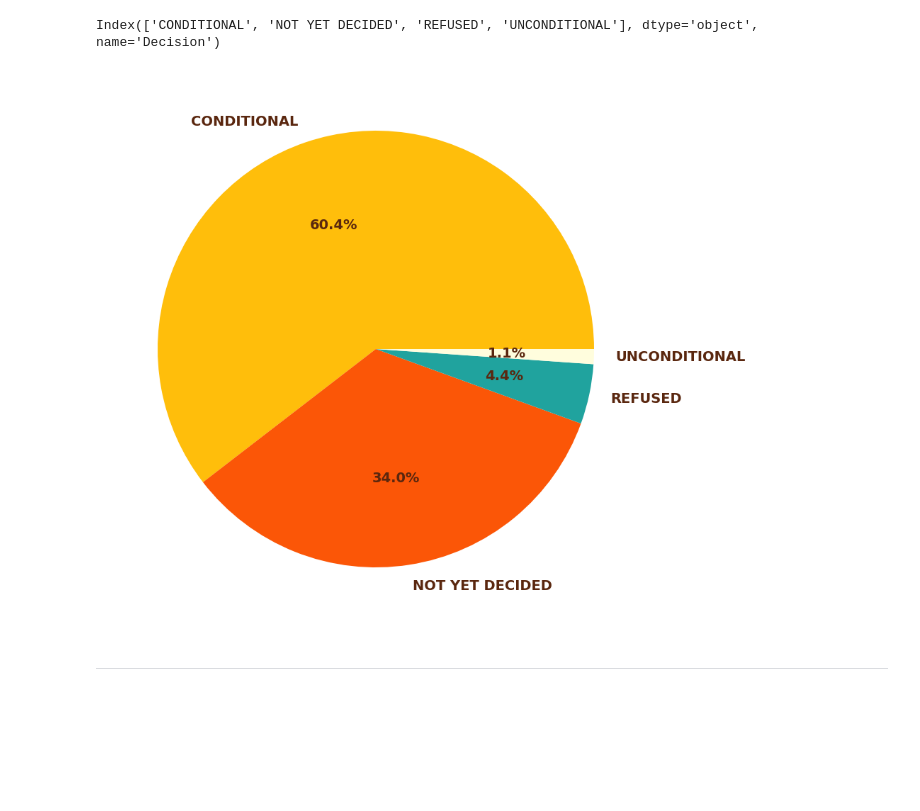
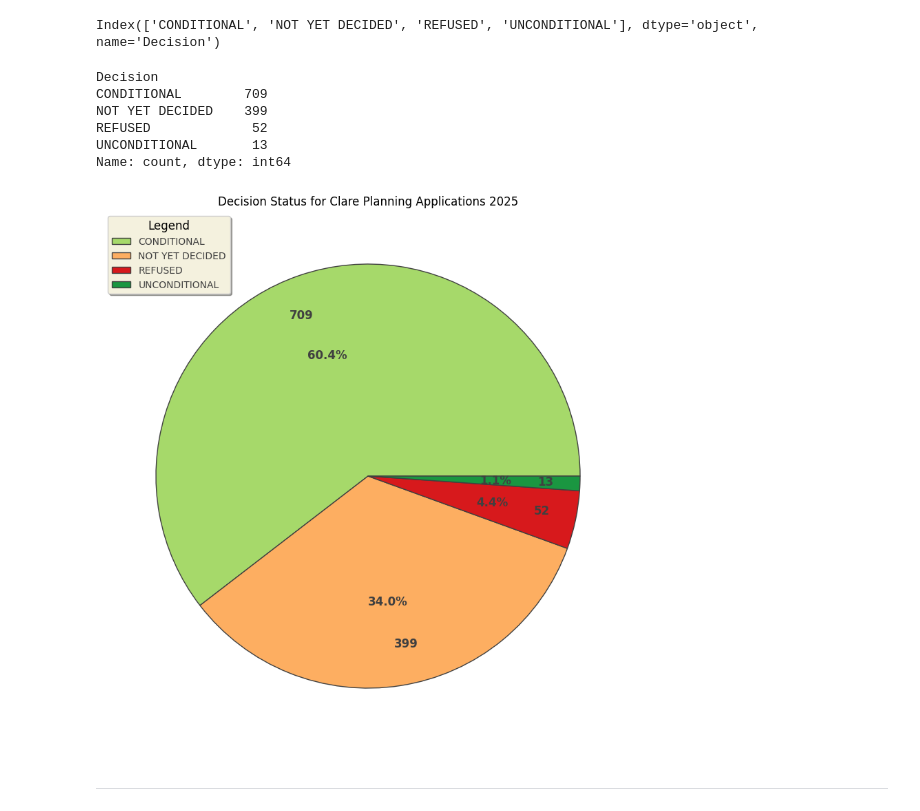
Before and after one commit to FaolanH/programming-for-data-analytics, a Jupyter notebook: pfda-project/project.ipynb, the cells around one changed output. Cells and saved outputs as stored; diff of their text form; code cells hidden in the pictures; blank space fills up the shorter version.

Commit message:
Improving decision pie chart

```diff
--- a/pfda-project/project.ipynb
+++ b/pfda-project/project.ipynb
@@ -164,22 +164,42 @@ decision_types = decision.index
 decision_types
 # %% [output]
 Index(['CONDITIONAL', 'NOT YET DECIDED', 'REFUSED', 'UNCONDITIONAL'], dtype='object', name='Decision')
+# %%
+labels = decision
+labels
+# %% [output]
+Decision
+CONDITIONAL        709
+NOT YET DECIDED    399
+REFUSED             52
+UNCONDITIONAL       13
+Name: count, dtype: int64
 # %%
+import matplotlib.patheffects as pe
 # Source - https://www.geeksforgeeks.org/data-science/plot-a-pie-chart-in-python-using-matplotlib/
 # Source -  https://matplotlib.org/stable/gallery/pie_and_polar_charts/pie_features.html
-fig = plt.figure (figsize = (10, 10 ))
-
+fig = plt.figure (figsize = (10,10))
 # The below source was incredibly useful to help me to figure out plot label sizing
 # Source - https://stackoverflow.com/questions/7082345/how-to-set-the-labels-size-on-a-pie-chart
 
 
+
 # The values are plotted, then labelled outside and the percentage of each wedge is listed
-plt.pie(decision, labels = decision_types,textprops={'fontsize': 14, 'color' : '#5a270f', 'weight':'bold'}, autopct='%1.1f%%', colors =['#a6d96a', '#fb5607','#20a39e', '#fffddd'])
+# Source for label positioning - https://proclusacademy.com/blog/customize_matplotlib_piechart/
+# Source for edgecolour - https://colab.research.google.com/github/Vikasdonta1/Data-Visualization-using-Matplotlib-Course/blob/main/Matplotlib_Plot_a_Pie_Chart.ipynb#scrollTo=4pKiYTKx6bgP
+plt.pie(decision, labels = decision, labeldistance = 0.8, wedgeprops={'edgecolor': '#404040'}, textprops={'fontsize': 12, 'color' : '#404040', 'weight':'bold'}, autopct='%1.1f%%', pctdistance = 0.6, colors =['#a6d96a', '#fdae61','#d7191c', '#1a9641'])
 
+plt.title("Decision Status for Clare Planning Applications 2025")
+
+# The legend is set
+# Source - https://matplotlib.org/stable/api/legend_api.html
+legend = plt.legend(decision_types, labelcolor = "#404040", shadow = True, loc = "upper left", title = 'Legend', facecolor='#f4f1de', fontsize = 'medium', title_fontsize = 'large')
+# Source - https://matplotlib.org/stable/gallery/text_labels_and_annotations/legend_demo.html
+legend.get_title().set_color("#000000")
 
 plt.show()
 # %% [output]
-[figure, old version]
+[figure, new version]
 # %% [markdown]
 --------------------------------------------------
 # %%
```
